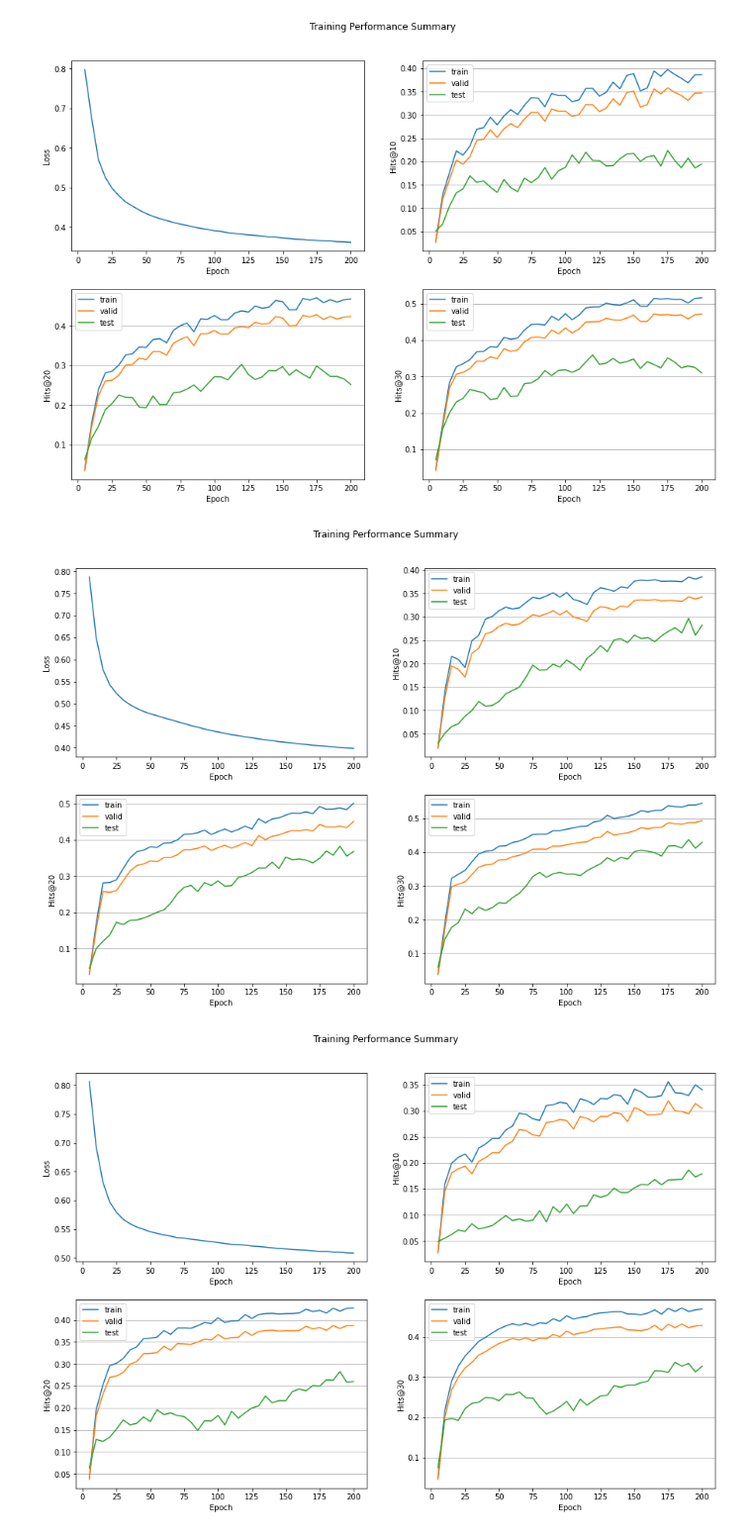
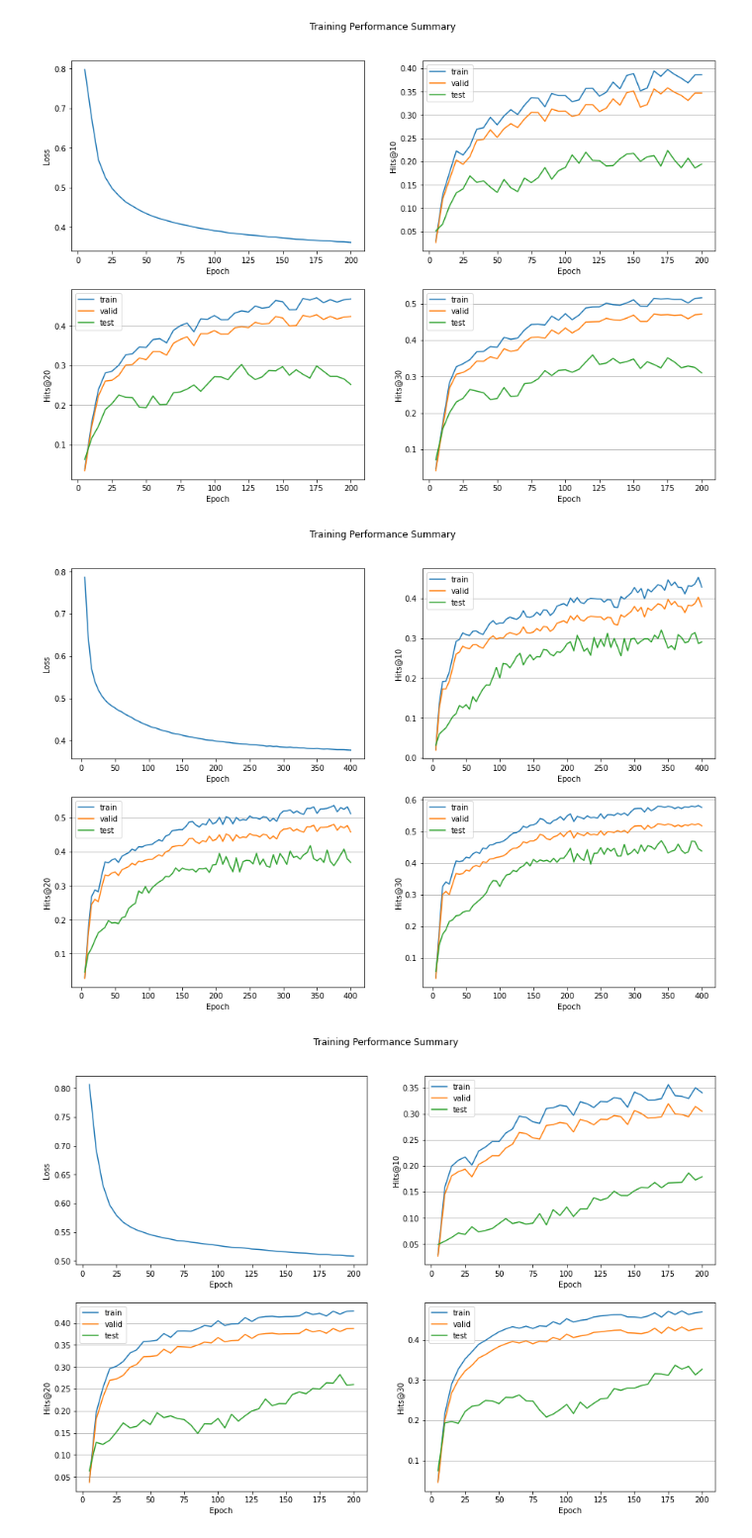
Before and after one commit to victorialena/ogb, a Jupyter notebook: plot.ipynb, the cells around one changed output. Shown at 99% size. Saved outputs shown, nothing was run; the diff lists cells and outputs as text; code cells hidden in the pictures.

```diff
--- a/plot.ipynb
+++ b/plot.ipynb
@@ -90,9 +91,9 @@ plot_summary(dir_path+'ddi_sage_iso_layers.csv')
 # %% [output]
 [figure]
 # %%
-plot_summary(dir_path+'ddi_sage_iso_lr.csv')
+plot_summary(dir_path+'ddi_sage_iso_lrv2.csv')
 # %% [output]
-[figure, old version]
+[figure, new version]
 # %%
 plot_summary(dir_path+'ddi_sage_iso_channels.csv')
 # %% [output]
```
Also changed, not shown: parts of 1 cell of this notebook, 2 other files.
